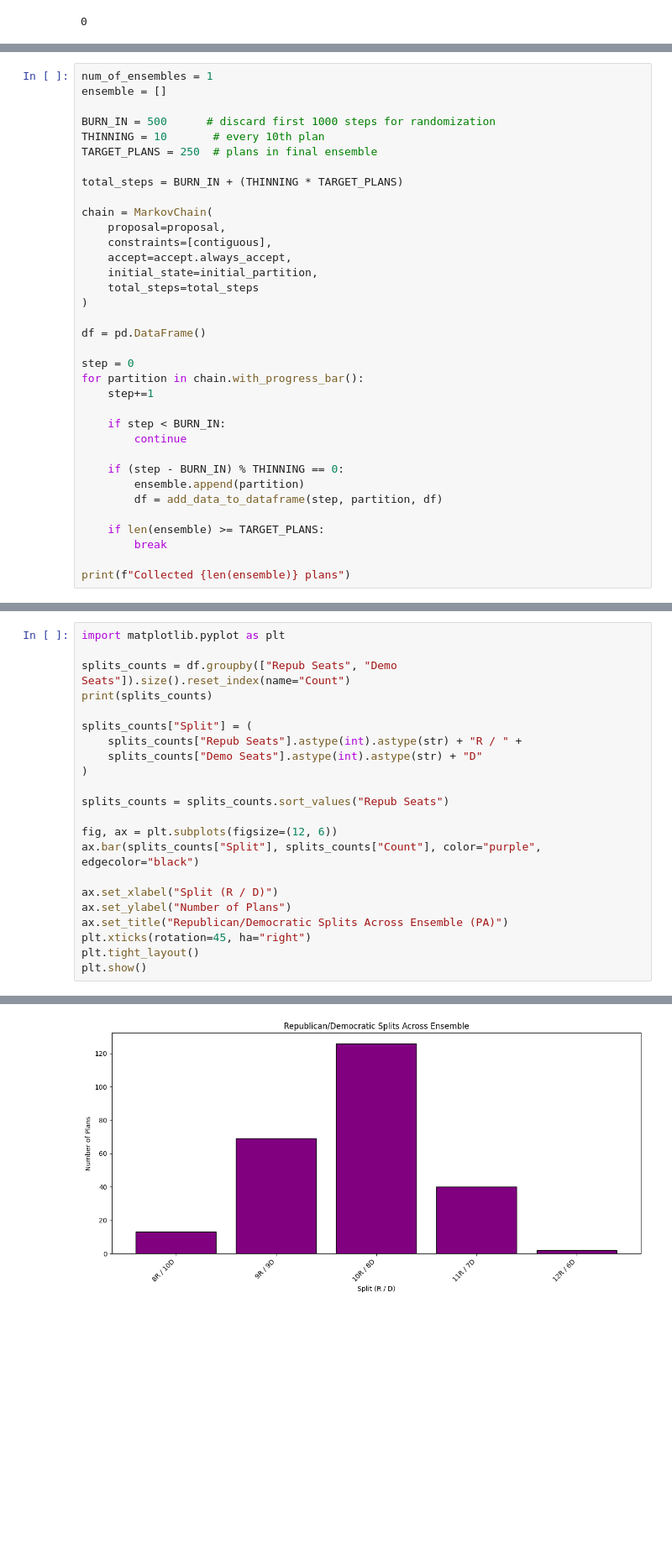
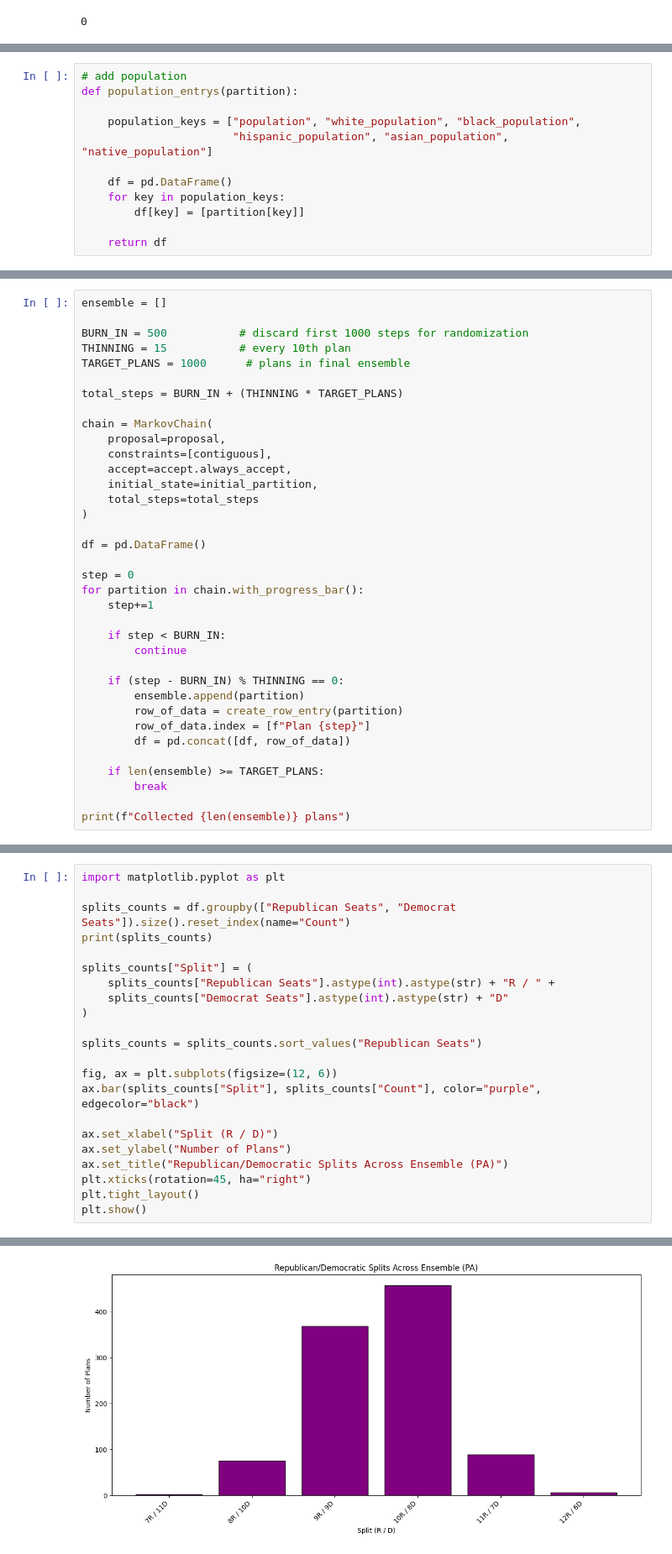
Before and after one commit to JJustinn0320/cse416_recom_alg, a Jupyter notebook: test_gerrychain.ipynb, the cells around one changed output, grey strips where cells are left out. Shown at 84% size. Cells and saved outputs as stored; diff of their text form; blank space fills up the shorter version.

```diff
--- a/test_gerrychain.ipynb
+++ b/test_gerrychain.ipynb
@@ -55,0 +88,12 @@ proposal = partial(
+# %%
+# add population
+def population_entrys(partition):
+
+    population_keys = ["population", "white_population", "black_population",
+                       "hispanic_population", "asian_population", "native_population"]
+
+    df = pd.DataFrame()
+    for key in population_keys:
+        df[key] = [partition[key]]
+
+    return df
@@ -84,10 +110,9 @@ def add_data_to_dataframe(plan_num, partition, dataframe):
 # %%
-num_of_ensembles = 1
 ensemble = []
 
-BURN_IN = 500      # discard first 1000 steps for randomization
-THINNING = 10       # every 10th plan
-TARGET_PLANS = 250  # plans in final ensemble
+BURN_IN = 500           # discard first 1000 steps for randomization
+THINNING = 15           # every 10th plan
+TARGET_PLANS = 1000      # plans in final ensemble
 
 total_steps = BURN_IN + (THINNING * TARGET_PLANS)
 
@@ -110,7 +135,9 @@ for partition in chain.with_progress_bar():
 
     if (step - BURN_IN) % THINNING == 0:
         ensemble.append(partition)
-        df = add_data_to_dataframe(step, partition, df)
+        row_of_data = create_row_entry(partition)
+        row_of_data.index = [f"Plan {step}"]
+        df = pd.concat([df, row_of_data])
 
     if len(ensemble) >= TARGET_PLANS:
         break
@@ -143,15 +224,15 @@ Plan 2990  {16: 646050, 7: 630142, 5: 644270, 4: 670168, ...
 # %%
 import matplotlib.pyplot as plt
 
-splits_counts = df.groupby(["Repub Seats", "Demo Seats"]).size().reset_index(name="Count")
+splits_counts = df.groupby(["Republican Seats", "Democrat Seats"]).size().reset_index(name="Count")
 print(splits_counts)
 
 splits_counts["Split"] = (
-    splits_counts["Repub Seats"].astype(int).astype(str) + "R / " +
-    splits_counts["Demo Seats"].astype(int).astype(str) + "D"
+    splits_counts["Republican Seats"].astype(int).astype(str) + "R / " +
+    splits_counts["Democrat Seats"].astype(int).astype(str) + "D"
 )
 
-splits_counts = splits_counts.sort_values("Repub Seats")
+splits_counts = splits_counts.sort_values("Republican Seats")
 
 fig, ax = plt.subplots(figsize=(12, 6))
 ax.bar(splits_counts["Split"], splits_counts["Count"], color="purple", edgecolor="black")
@@ -172 +254 @@ plt.show()
-[figure, old version]
+[figure, new version]
```
Also changed, not shown: parts of 13 cells of this notebook, 2 other files.
